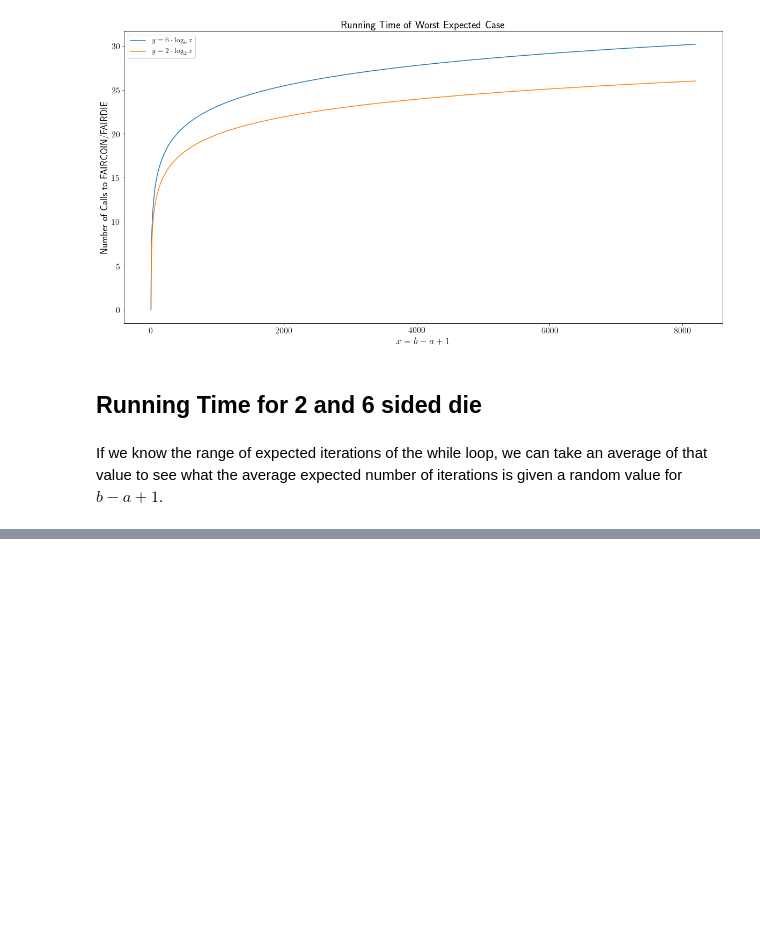
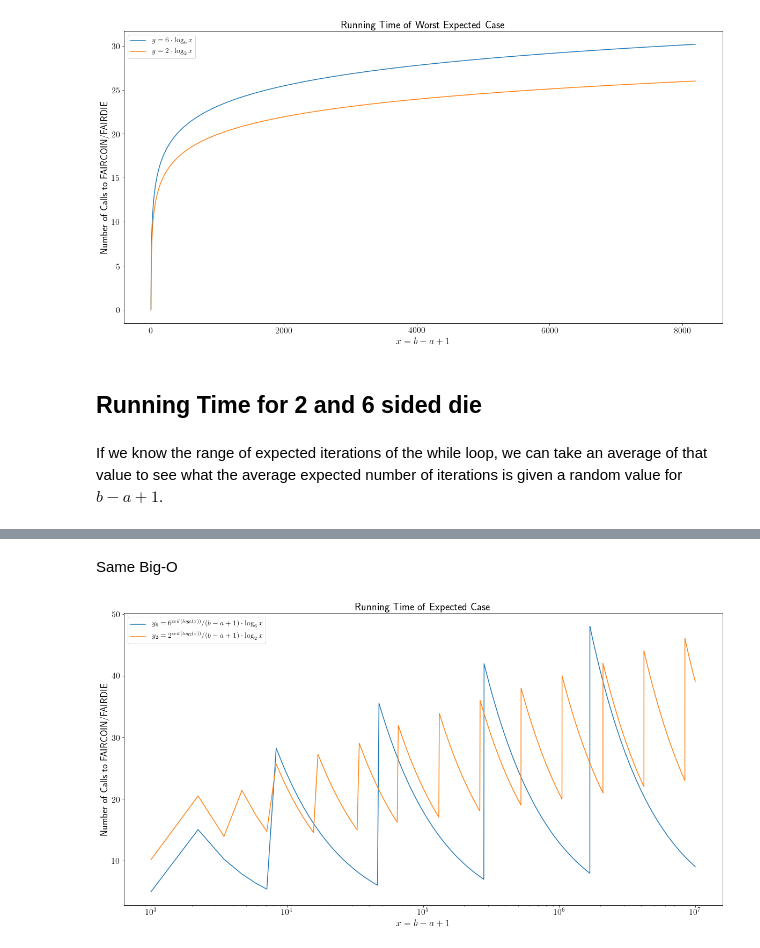
Before and after one commit to jonathan-shahen/public-jupyter-notebooks, a Jupyter notebook: 2017-09-ece-606-algorithms/ECE 606 Quiz 5.ipynb, the cells around one changed output, grey strips where cells are left out. Saved outputs shown, nothing was run; the diff lists cells and outputs as text; code cells hidden in the pictures; blank space fills up the shorter version.

```diff
--- a/2017-09-ece-606-algorithms/ECE 606 Quiz 5.ipynb
+++ b/2017-09-ece-606-algorithms/ECE 606 Quiz 5.ipynb
@@ -102,0 +110,22 @@ large_x: [        1     12208     24415 ...,  99975585  99987792 100000000]
+# %% [markdown]
+Same Big-O
+# %%
+lx = np.int_(np.linspace(1000, 10**7, len(y2)))
+
+y2 = np.int_(np.ceil(np.log(lx)/np.log(2)))
+y2 = 2 ** y2
+
+y6 = np.int_(np.ceil(np.log(lx)/np.log(6)))
+y6 = 6 ** y6
+
+plt.figure(figsize=(20,10)); plt.title(r'Running Time of Expected Case',fontsize=20)
+plt.xlabel('$x = b - a + 1$', fontsize=18);plt.ylabel(r'Number of Calls to FAIRCOIN/FAIRDIE', fontsize=18)
+plt.yticks(fontsize=16);plt.xticks(fontsize=16)
+plt.semilogx(lx, y6/lx * np.log(lx)/np.log(6), basex=10, label=r'$y_6 = 6^{ceil(log_6(x))} / (b-a+1) \cdot\log_6{x}$')
+plt.semilogx(lx, y2/lx * np.log(lx)/np.log(2), basex=10, label=r'$y_2 = 2^{ceil(log_2(x))} / (b-a+1) \cdot\log_2{x}$')
+#plt.semilogx(lx, 3 * y2/lx * np.log(lx)/np.log(2), basex=10, label=r'$y = 3 \cdot y_2$')
+#plt.semilogx(lx, 7 * y6/lx * np.log(lx)/np.log(6), basex=10, label=r'$y = 7 \cdot y_6$')
+plt.legend(fontsize=14)
+plt.show()
+# %% [output]
+[figure, added]
```
Also changed, not shown: parts of 3 cells of this notebook.
